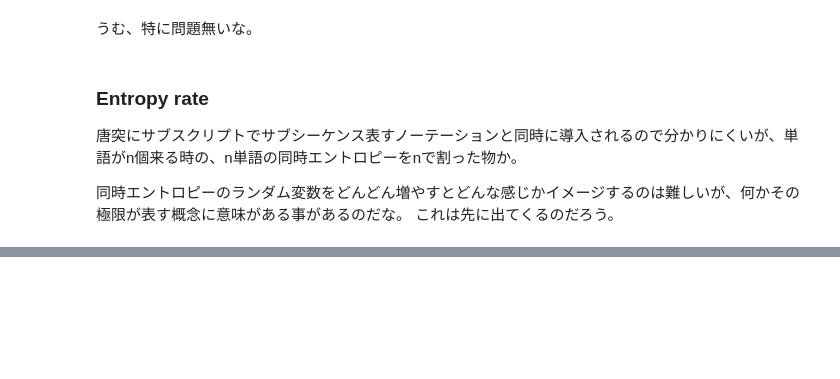
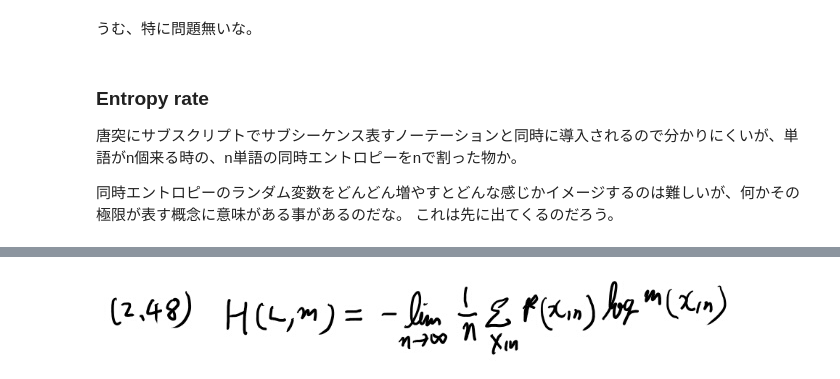
Before and after one commit to karino2/karino2.github.io, a Jupyter notebook: ipynb/2018-11-07-195900.ipynb, the cells around one changed output, grey strips where cells are left out. Drawn from its saved outputs; the diff is of its cells as text; code cells hidden in the pictures; blank space fills up the shorter version.

```diff
--- a/ipynb/2018-11-07-195900.ipynb
+++ b/ipynb/2018-11-07-195900.ipynb
@@ -170,0 +188,4 @@ MeatPieImage()
+# %%
+MeatPieImage()
+# %% [output]
+[figure, added]
```
Also changed, not shown: parts of 16 cells of this notebook.
